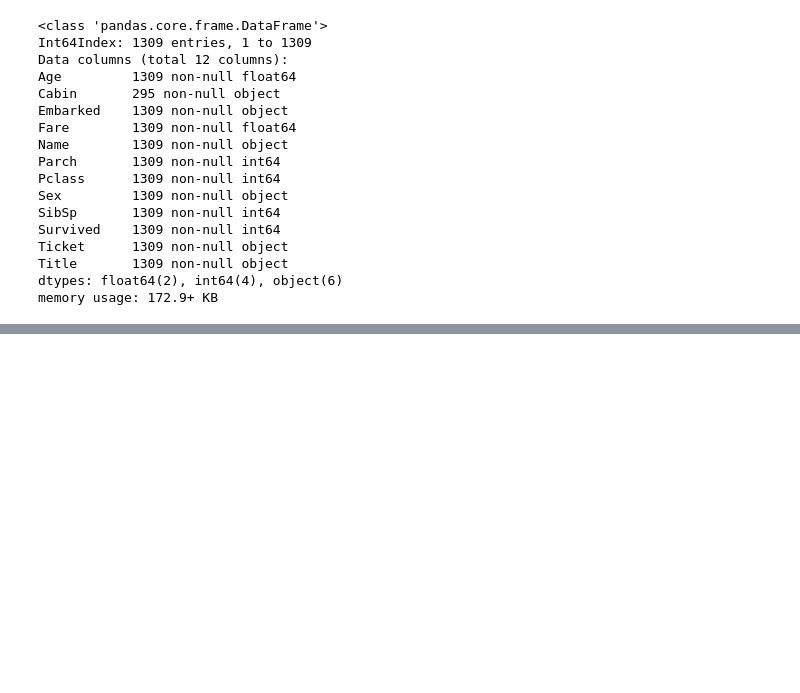
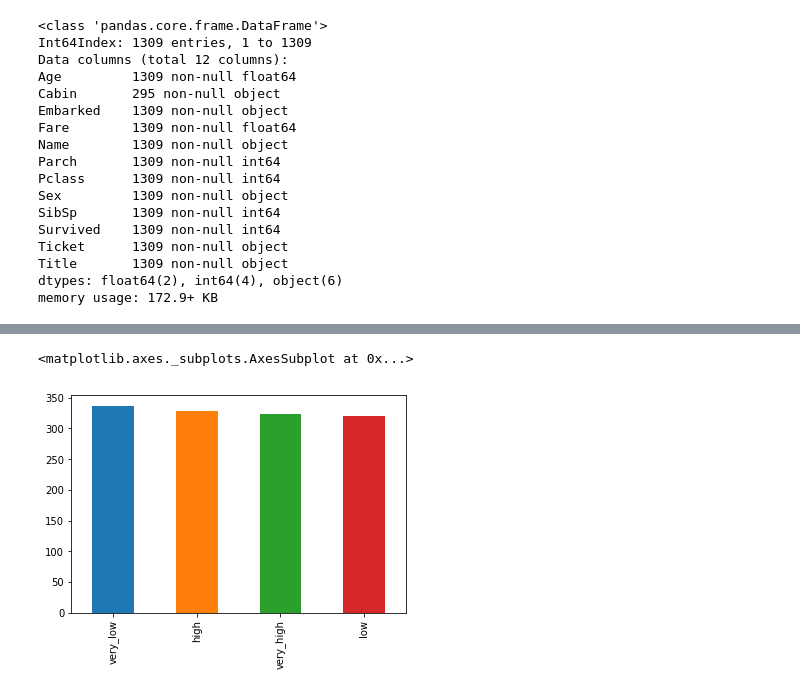
Before and after one commit to knair99/TitanicKaggleChallenge, a Jupyter notebook: titanic/notebooks/exploratory analysis of data.ipynb, the cells around one changed output, grey strips where cells are left out. Cells and saved outputs as stored; diff of their text form; code cells hidden in the pictures; blank space fills up the shorter version.

```diff
--- a/titanic/notebooks/exploratory analysis of data.ipynb
+++ b/titanic/notebooks/exploratory analysis of data.ipynb
@@ -484,0 +511,6 @@ memory usage: 172.9+ KB
+# %%
+#Now for the binning treatment - we can assign fares into different bins
+pd.qcut(df.Fare, 4, labels =['very_low', 'low', 'high', 'very_high']).value_counts().plot(kind='bar')
+# %% [output]
+<matplotlib.axes._subplots.AxesSubplot at 0x...>
+[figure, added]
```
Also changed, not shown: parts of 5 cells of this notebook.
